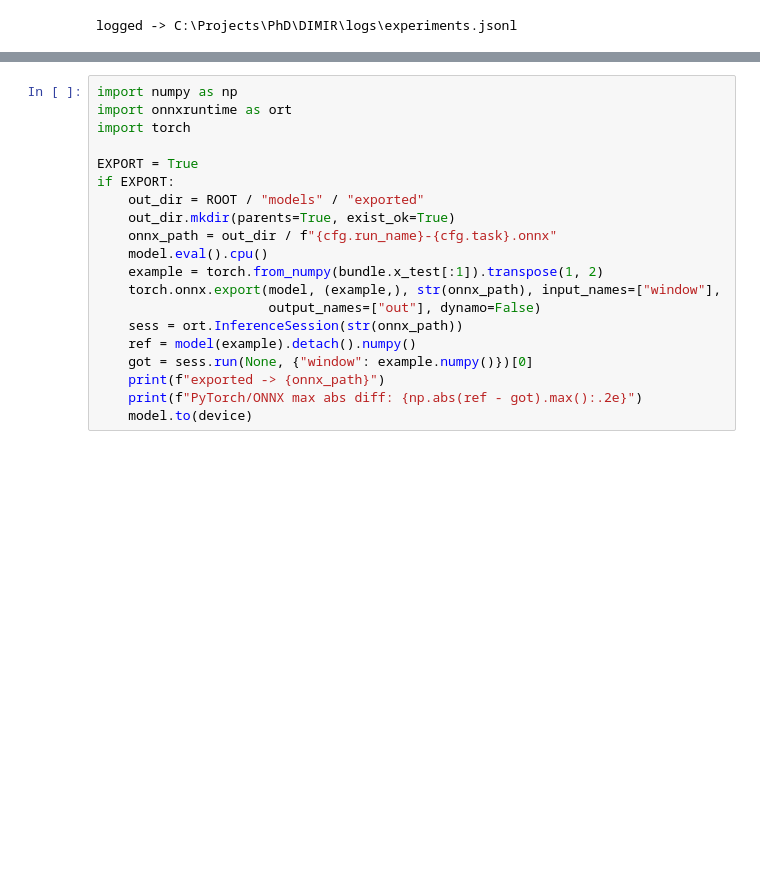
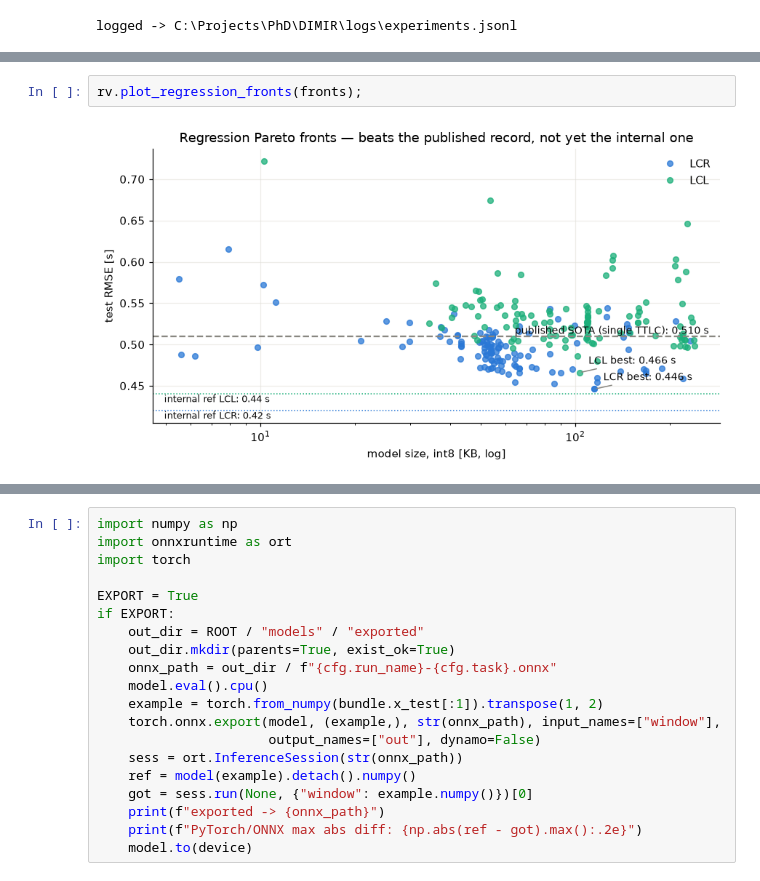
Before and after one commit to SepehrMohammady/Lane-Change-MCU, a Jupyter notebook: notebooks/dmir_pipeline.ipynb, the cells around one changed output, grey strips where cells are left out. Saved outputs shown, nothing was run; the diff lists cells and outputs as text; blank space fills up the shorter version.

```diff
--- a/notebooks/dmir_pipeline.ipynb
+++ b/notebooks/dmir_pipeline.ipynb
@@ -239,0 +261,4 @@ TO-DO before implementation: confirm target MCU (flash/RAM budget) and deploymen
+# %%
+rv.plot_regression_fronts(fronts);
+# %% [output]
+[figure, added]
```
Also changed, not shown: parts of 18 cells of this notebook, 2 other files.
